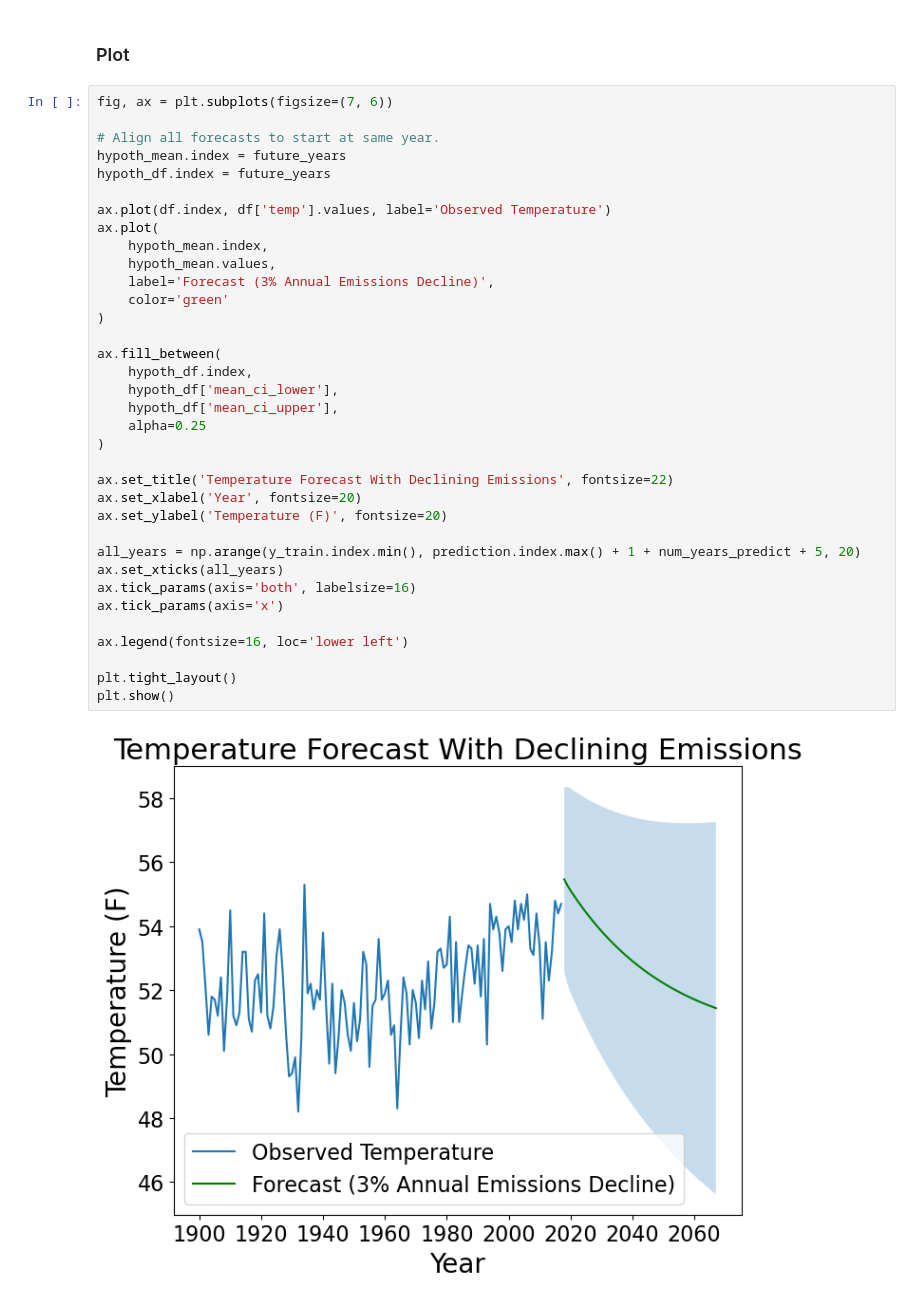
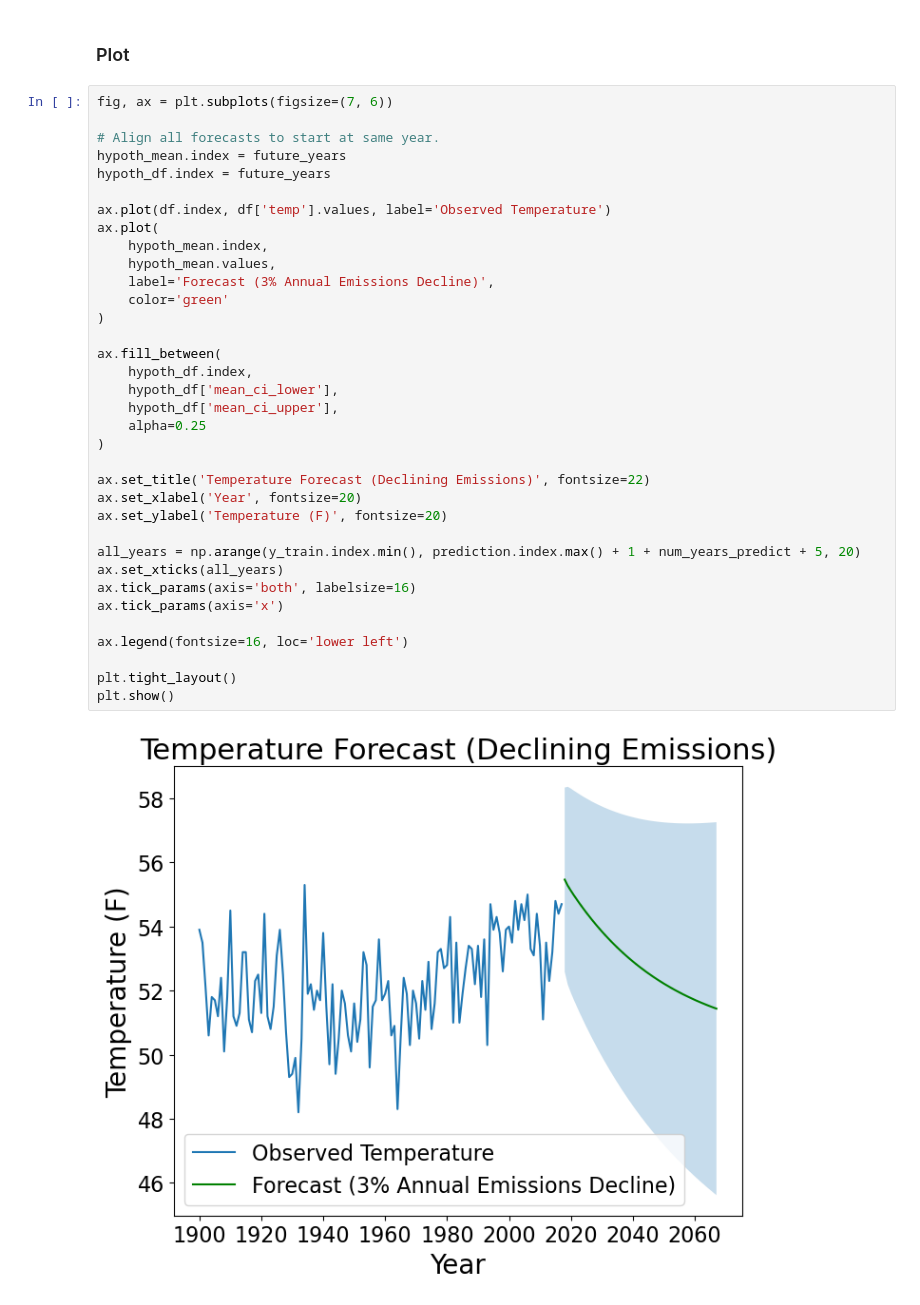
Before and after one commit to EthanPrimes/modeling_climate_change, a Jupyter notebook: Kalman_Filter_2.ipynb, the cells around one changed output. Drawn from its saved outputs; the diff is of its cells as text.

Commit message:
Reformatted Paper Figures

```diff
--- a/Kalman_Filter_2.ipynb
+++ b/Kalman_Filter_2.ipynb
@@ -424,32 +424,32 @@ hypoth_mean.index = future_years
 hypoth_df.index = future_years
 
 ax.plot(df.index, df['temp'].values, label='Observed Temperature')
 ax.plot(
     hypoth_mean.index,
     hypoth_mean.values,
     label='Forecast (3% Annual Emissions Decline)',
     color='green'
 )
 
 ax.fill_between(
     hypoth_df.index,
     hypoth_df['mean_ci_lower'],
     hypoth_df['mean_ci_upper'],
     alpha=0.25
 )
 
-ax.set_title('Temperature Forecast With Declining Emissions', fontsize=22)
+ax.set_title('Temperature Forecast (Declining Emissions)', fontsize=22)
 ax.set_xlabel('Year', fontsize=20)
 ax.set_ylabel('Temperature (F)', fontsize=20)
 
 all_years = np.arange(y_train.index.min(), prediction.index.max() + 1 + num_years_predict + 5, 20)
 ax.set_xticks(all_years)
 ax.tick_params(axis='both', labelsize=16)
 ax.tick_params(axis='x')
 
 ax.legend(fontsize=16, loc='lower left')
 
 plt.tight_layout()
 plt.show()
 # %% [output]
-[figure, old version]
+[figure, new version]
```
Also changed, not shown: 1 other file.
